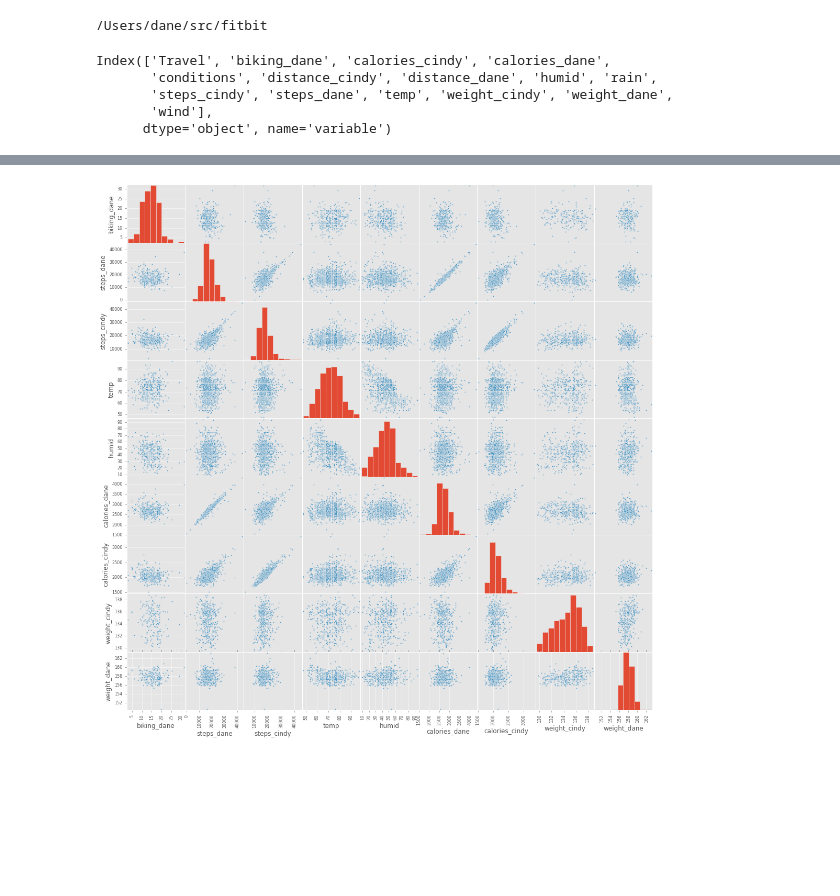
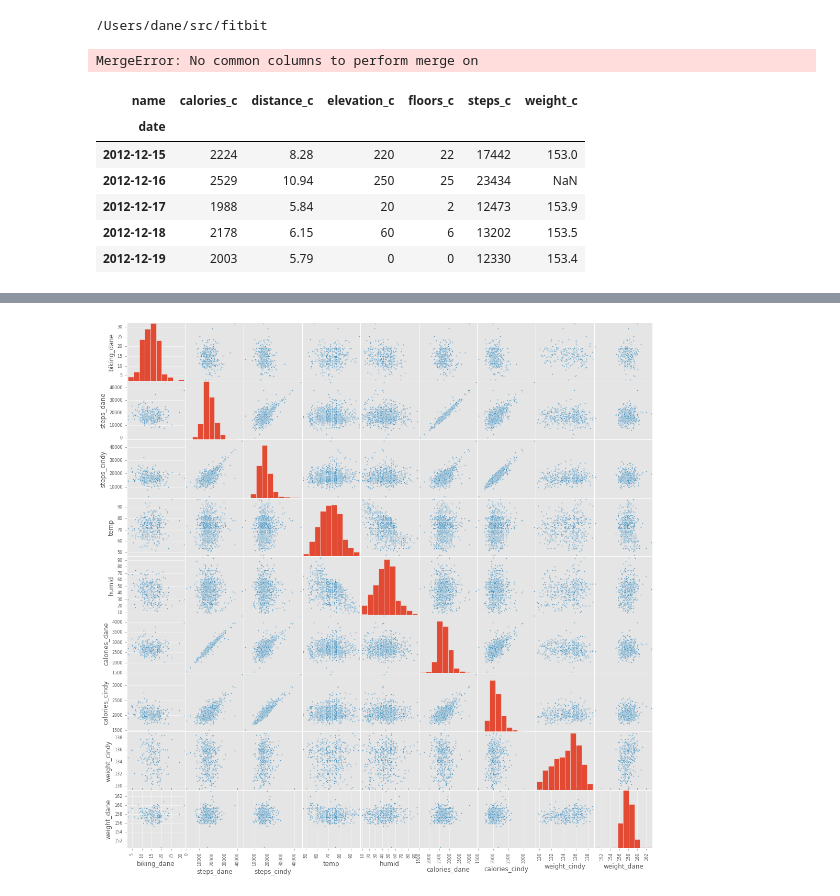
Before and after one commit to danecollins/fitbit, a Jupyter notebook: fb_eda.ipynb, the cells around one changed output, grey strips where cells are left out. Drawn from its saved outputs; the diff is of its cells as text; code cells hidden in the pictures; blank space fills up the shorter version.

```diff
--- a/fb_eda.ipynb
+++ b/fb_eda.ipynb
@@ -8,15 +8,8 @@ matplotlib.style.use('ggplot')
 from pandas.tools.plotting import scatter_matrix
 %cd /Users/dane/src/fitbit
 
-df=pd.read_csv('fb1415_long.csv')
-df1415 = df[(df.date>='2014-01-01') & (df.date<='2015-12-31')]
-dfw=df1415.pivot(index='date', columns='variable', values='value').convert_objects(convert_numeric=True)
-df1 = dfw[['biking_dane','steps_dane','steps_cindy', 'temp','humid','calories_dane', 'calories_cindy', 'weight_cindy','weight_dane']].convert_objects(convert_numeric=True)
-dfw.columns
+
+#dfw=df1415.pivot(index='date', columns='variable', values='value').convert_objects(convert_numeric=True)
+#df1 = dfw[['biking_dane','steps_dane','steps_cindy', 'temp','humid','calories_dane', 'calories_cindy', 'weight_cindy','weight_dane']].convert_objects(convert_numeric=True)
 # %% [output]
 /Users/dane/src/fitbit
-Index(['Travel', 'biking_dane', 'calories_cindy', 'calories_dane',
-       'conditions', 'distance_cindy', 'distance_dane', 'humid', 'rain',
-       'steps_cindy', 'steps_dane', 'temp', 'weight_cindy', 'weight_dane',
-       'wind'],
-      dtype='object', name='variable')
@@ -22,0 +22,19 @@ Index(['Travel', 'biking_dane', 'calories_cindy', 'calories_dane',
+# %%
+cindy = pd.read_csv('fb_long_cindy.csv', header=False, names=['date', 'name', 'value'])
+dane = pd.read_csv('fb_long_dane.csv', header=False, names=['date', 'name', 'value'])
+cw = long2wide(cindy, suffix='c')
+dw = long2wide(dane, suffix='d')
+all = cw.merge(dw)
+all.head()
+# %% [output]
+MergeError: No common columns to perform merge on
+# %%
+cw.head()
+# %% [output]
+| name | calories_c | distance_c | elevation_c | floors_c | steps_c | weight_c |
+| date |  |  |  |  |  |  |
+| 2012-12-15 | 2224 | 8.28 | 220 | 22 | 17442 | 153.0 |
+| 2012-12-16 | 2529 | 10.94 | 250 | 25 | 23434 | NaN |
+| 2012-12-17 | 1988 | 5.84 | 20 | 2 | 12473 | 153.9 |
+| 2012-12-18 | 2178 | 6.15 | 60 | 6 | 13202 | 153.5 |
+| 2012-12-19 | 2003 | 5.79 | 0 | 0 | 12330 | 153.4 |
```
Also changed, not shown: parts of 2 cells of this notebook, 1 other file.
